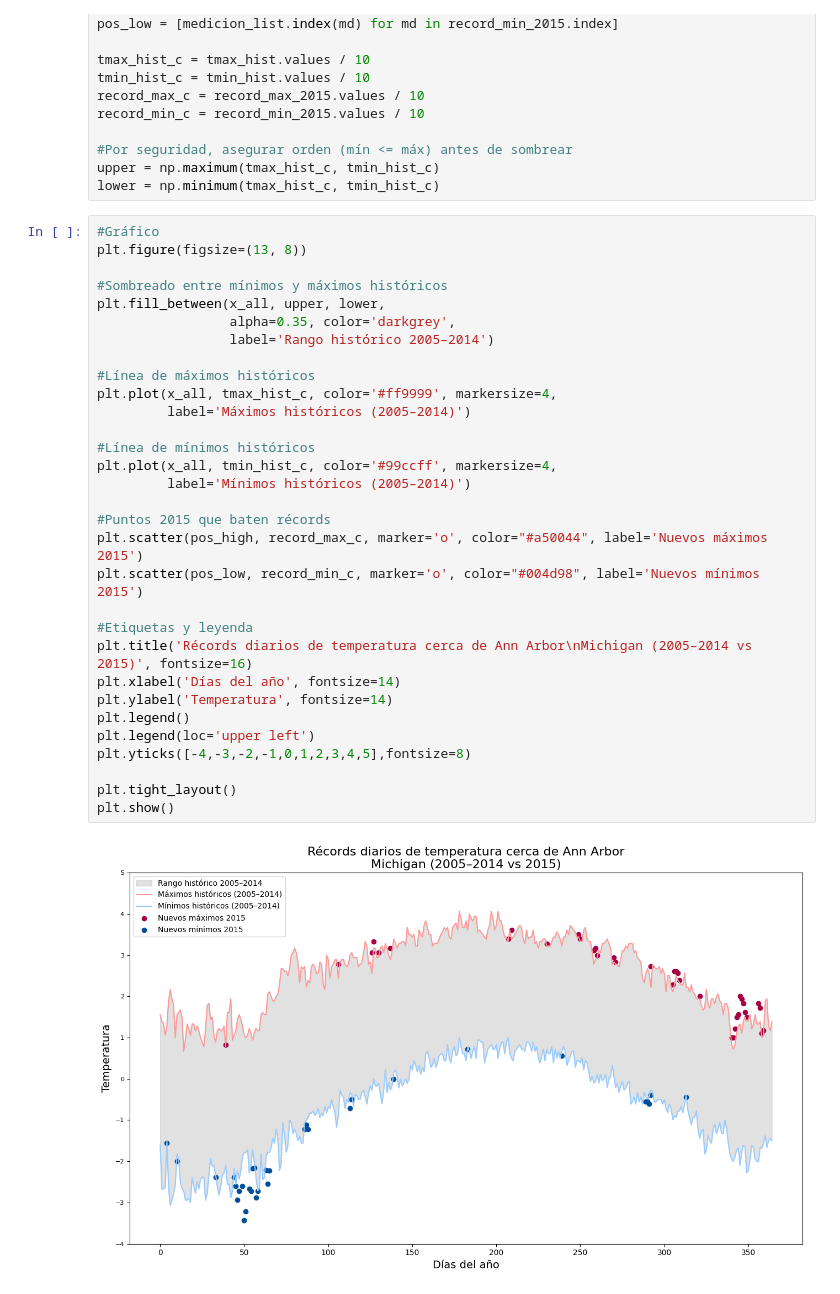
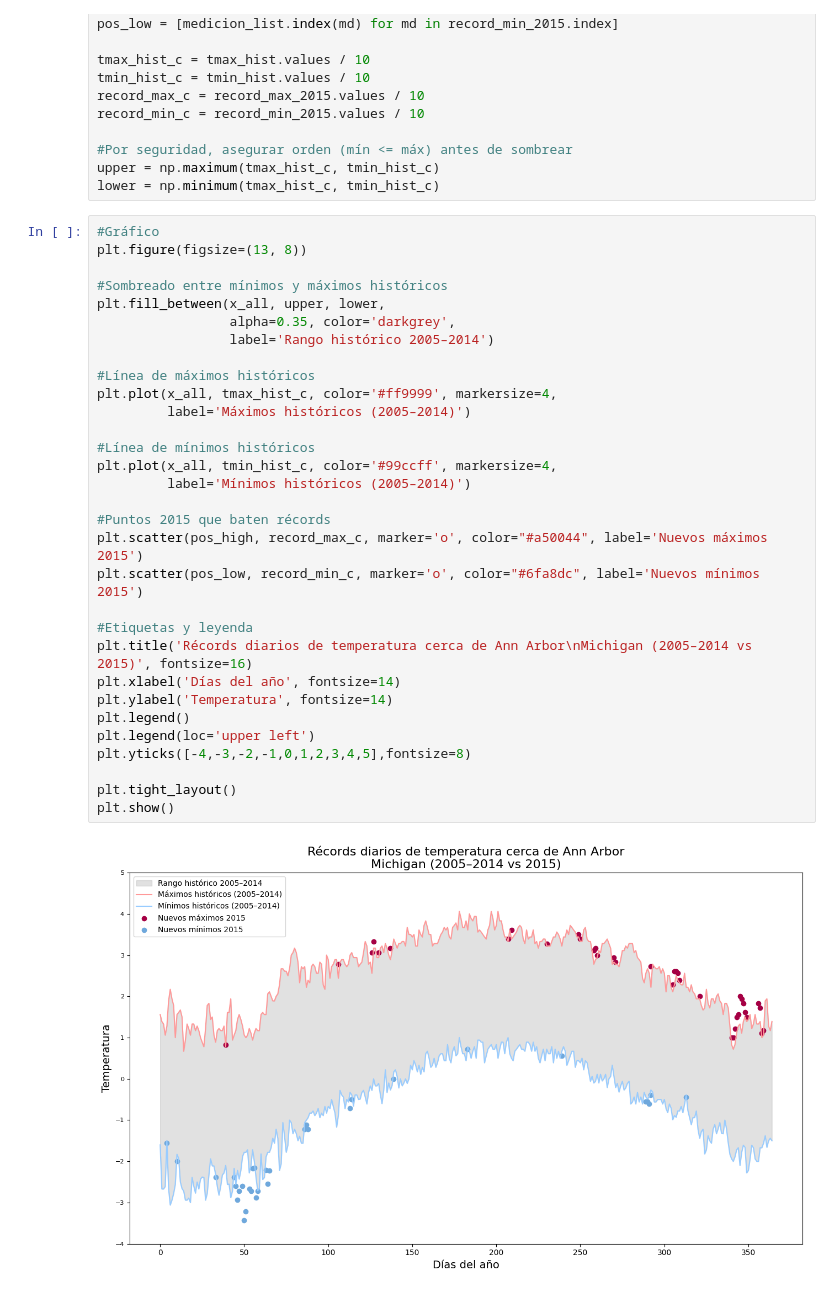
Before and after one commit to ramiro-pereirasft/practica-1-DataVisualization, a Jupyter notebook: notebooks/practice.ipynb, the cells around one changed output. Cells and saved outputs as stored; diff of their text form.

```diff
--- a/notebooks/practice.ipynb
+++ b/notebooks/practice.ipynb
@@ -78,32 +78,32 @@ lower = np.minimum(tmax_hist_c, tmin_hist_c)
 #Gráfico
 plt.figure(figsize=(13, 8))
 
 #Sombreado entre mínimos y máximos históricos
 plt.fill_between(x_all, upper, lower,
                  alpha=0.35, color='darkgrey',
                  label='Rango histórico 2005–2014')
 
 #Línea de máximos históricos
 plt.plot(x_all, tmax_hist_c, color='#ff9999', markersize=4,
          label='Máximos históricos (2005–2014)')
 
 #Línea de mínimos históricos
 plt.plot(x_all, tmin_hist_c, color='#99ccff', markersize=4,
          label='Mínimos históricos (2005–2014)')
 
 #Puntos 2015 que baten récords
 plt.scatter(pos_high, record_max_c, marker='o', color="#a50044", label='Nuevos máximos 2015')
-plt.scatter(pos_low, record_min_c, marker='o', color="#004d98", label='Nuevos mínimos 2015')
+plt.scatter(pos_low, record_min_c, marker='o', color="#6fa8dc", label='Nuevos mínimos 2015')
 
 #Etiquetas y leyenda
 plt.title('Récords diarios de temperatura cerca de Ann Arbor\nMichigan (2005–2014 vs 2015)', fontsize=16)
 plt.xlabel('Días del año', fontsize=14)
 plt.ylabel('Temperatura', fontsize=14)
 plt.legend()
 plt.legend(loc='upper left')
 plt.yticks([-4,-3,-2,-1,0,1,2,3,4,5],fontsize=8)
 
 plt.tight_layout()
 plt.show()
 # %% [output]
-[figure, old version]
+[figure, new version]
```
